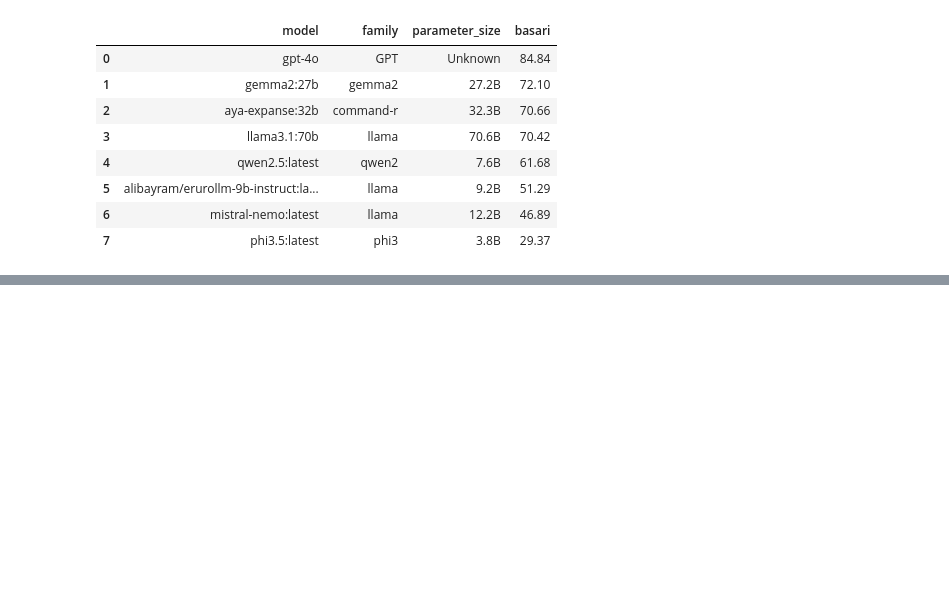
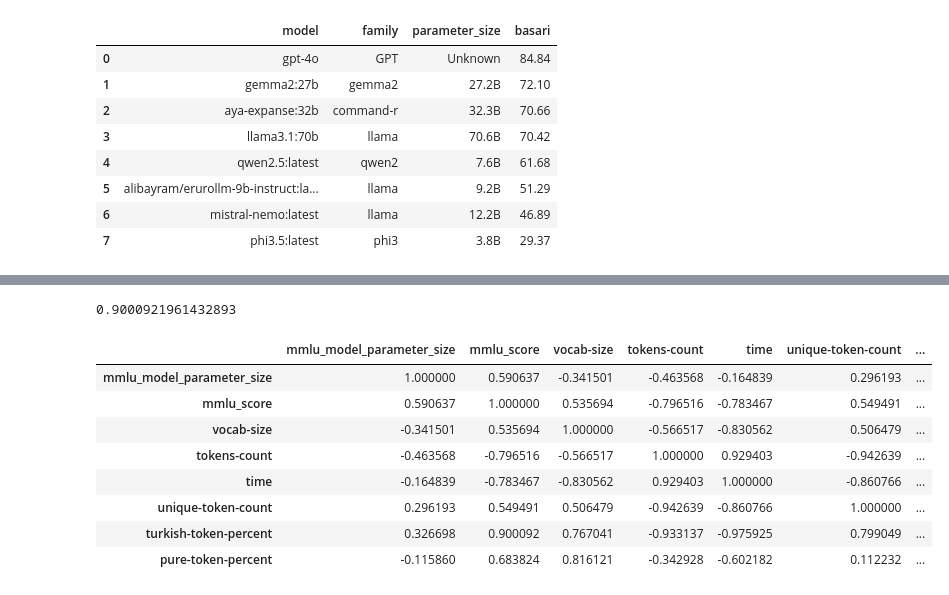
Before and after one commit to malibayram/tokenizer_benchmark, a Jupyter notebook: test_tokenizer.ipynb, the cells around one changed output, grey strips where cells are left out. Saved outputs shown, nothing was run; the diff lists cells and outputs as text; code cells hidden in the pictures; blank space fills up the shorter version.

```diff
--- a/test_tokenizer.ipynb
+++ b/test_tokenizer.ipynb
@@ -290,0 +261,3 @@ df_tokenizer_score_maps
+# %%
+df_tokenizer_score_maps.sort_values(by="mmlu_score", ascending=False, inplace=True)
+df_tokenizer_score_maps
@@ -291,3 +270,21 @@ df_tokenizer_score_maps
+# %%
+# correlate mmlu_score with pure-token-percent
+df_tokenizer_score_maps["mmlu_score"].corr(df_tokenizer_score_maps["turkish-token-percent"])
+# %% [output]
+0.9000921961432893
+# %%
+# correlation matrix except tokenizer column
+df_tokenizer_score_maps.drop(columns=["tokenizer"]).corr()
+# %% [output]
+|  | mmlu_model_parameter_size | mmlu_score | vocab-size | tokens-count | time | unique-token-count | ... |
+| mmlu_model_parameter_size | 1.000000 | 0.590637 | -0.341501 | -0.463568 | -0.164839 | 0.296193 | ... |
+| mmlu_score | 0.590637 | 1.000000 | 0.535694 | -0.796516 | -0.783467 | 0.549491 | ... |
+| vocab-size | -0.341501 | 0.535694 | 1.000000 | -0.566517 | -0.830562 | 0.506479 | ... |
+| tokens-count | -0.463568 | -0.796516 | -0.566517 | 1.000000 | 0.929403 | -0.942639 | ... |
+| time | -0.164839 | -0.783467 | -0.830562 | 0.929403 | 1.000000 | -0.860766 | ... |
+| unique-token-count | 0.296193 | 0.549491 | 0.506479 | -0.942639 | -0.860766 | 1.000000 | ... |
+| turkish-token-percent | 0.326698 | 0.900092 | 0.767041 | -0.933137 | -0.975925 | 0.799049 | ... |
+| pure-token-percent | -0.115860 | 0.683824 | 0.816121 | -0.342928 | -0.602182 | 0.112232 | ... |
 # %%
 import matplotlib.pyplot as plt
 import numpy as np
```
Also changed, not shown: parts of 11 cells of this notebook, 4 other files.
